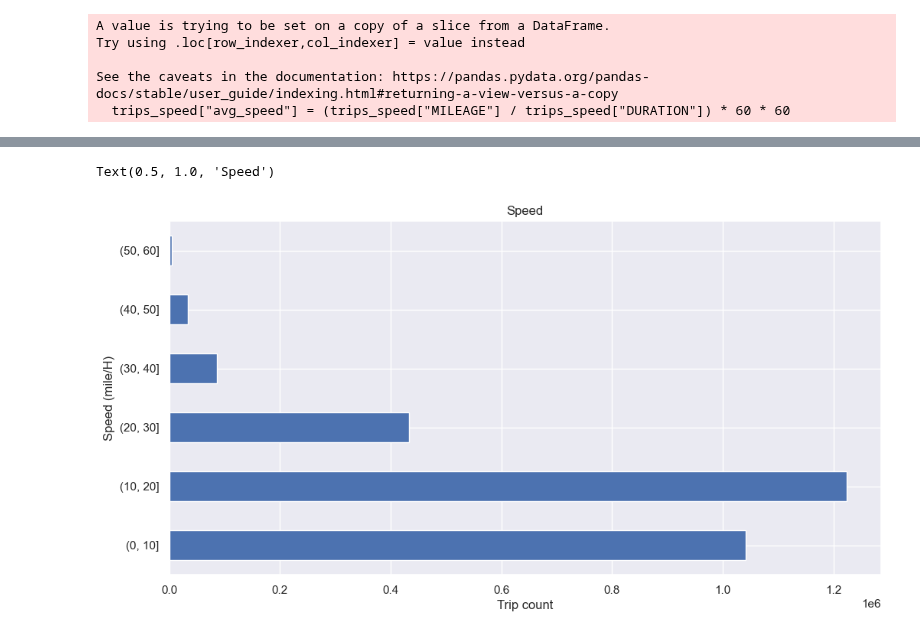
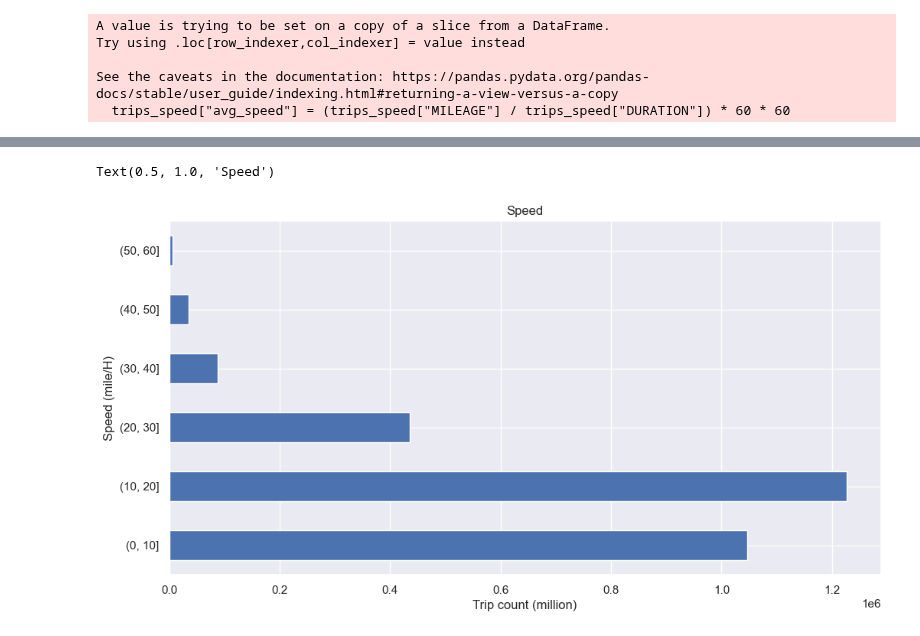
Before and after one commit to malamudj/taxi-washdc-analysis-demo, a Jupyter notebook: 2-transform-data-plot-viz.ipynb, the cells around one changed output, grey strips where cells are left out. Drawn from its saved outputs; the diff is of its cells as text; code cells hidden in the pictures.

Commit message:
updated visualization formatting

```diff
--- a/2-transform-data-plot-viz.ipynb
+++ b/2-transform-data-plot-viz.ipynb
@@ -339,9 +318,11 @@ dtype: object
 # %%
-trips_speed = trips_speed[trips_speed.avg_speed <= 65]
-trips_speed.avg_speed.groupby(pd.cut(trips_speed.avg_speed, np.arange(0,65,10))).count().plot(kind = 'barh',figsize = (12,6))
-plt.xlabel('Trip count')
+trips_speed_adj = trips_speed[trips_speed.avg_speed <= 70]
+
+trips_speed_adj.avg_speed.groupby(pd.cut(trips_speed_adj.avg_speed, np.arange(0,65,10))).count().plot(kind = 'barh',figsize = (12,6))
+
+plt.xlabel('Trip count (million)')
 plt.ylabel('Speed (mile/H)')
 plt.title('Speed')
 # %% [output]
 Text(0.5, 1.0, 'Speed')
-[figure, old version]
+[figure, new version]
```
Also changed, not shown: parts of 7 cells of this notebook.
